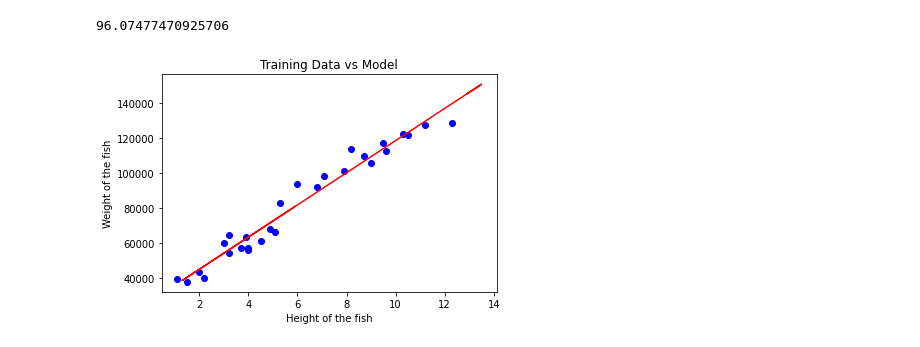
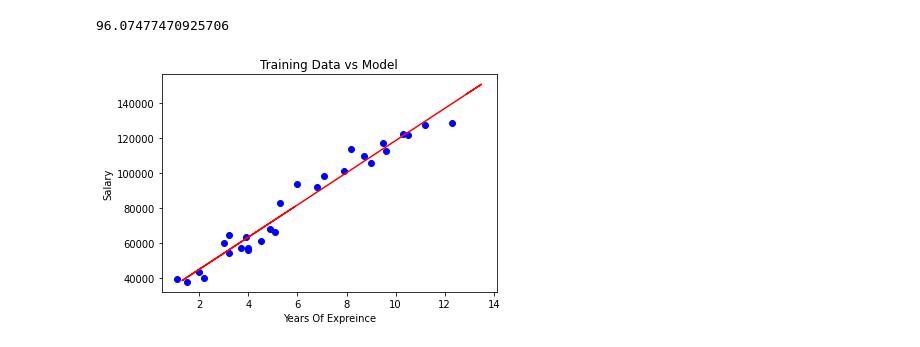
Before and after one commit to emad-aldeen/linear-regression, a Jupyter notebook: regression.ipynb, the cells around one changed output. Saved outputs shown, nothing was run; the diff lists cells and outputs as text; code cells hidden in the pictures.

```diff
--- a/regression.ipynb
+++ b/regression.ipynb
@@ -68,9 +68,9 @@ model.score(b_train, y_train)*100
 # %%
 plt.scatter(b_train, y_train, color='blue')
 plt.plot(b_test, y_predict, color='red')
-plt.xlabel('Height of the fish')
-plt.ylabel('Weight of the fish')
+plt.ylabel('Salary')
+plt.xlabel('Years Of Expreince')
 plt.title('Training Data vs Model')
 plt.show()
 # %% [output]
-[figure, old version]
+[figure, new version]
```
